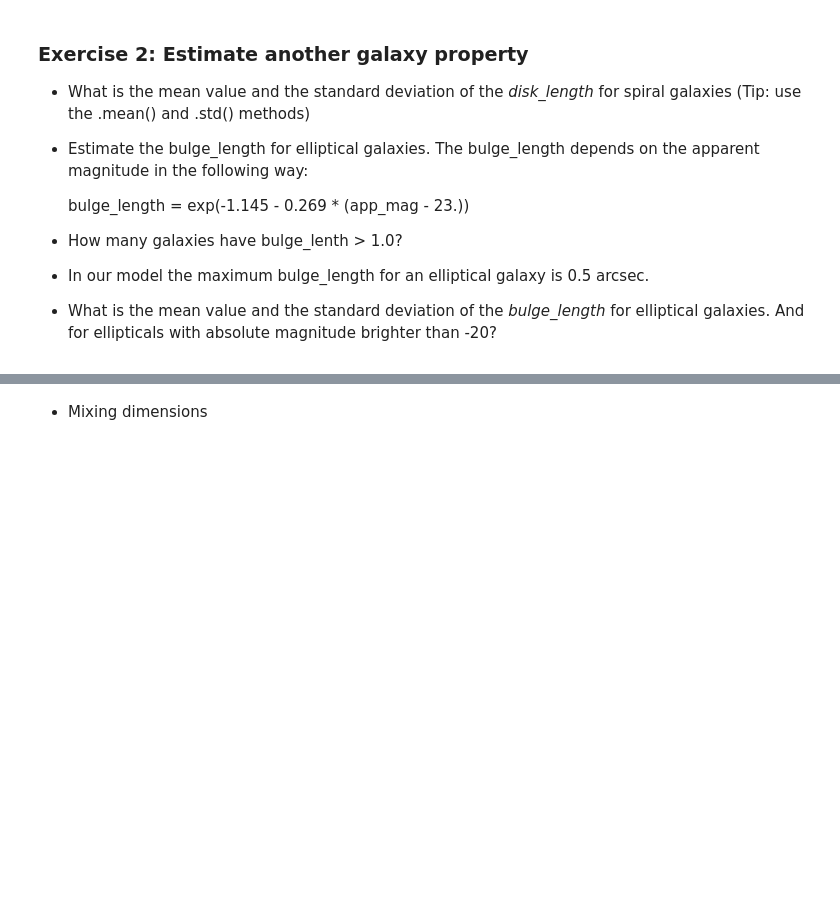
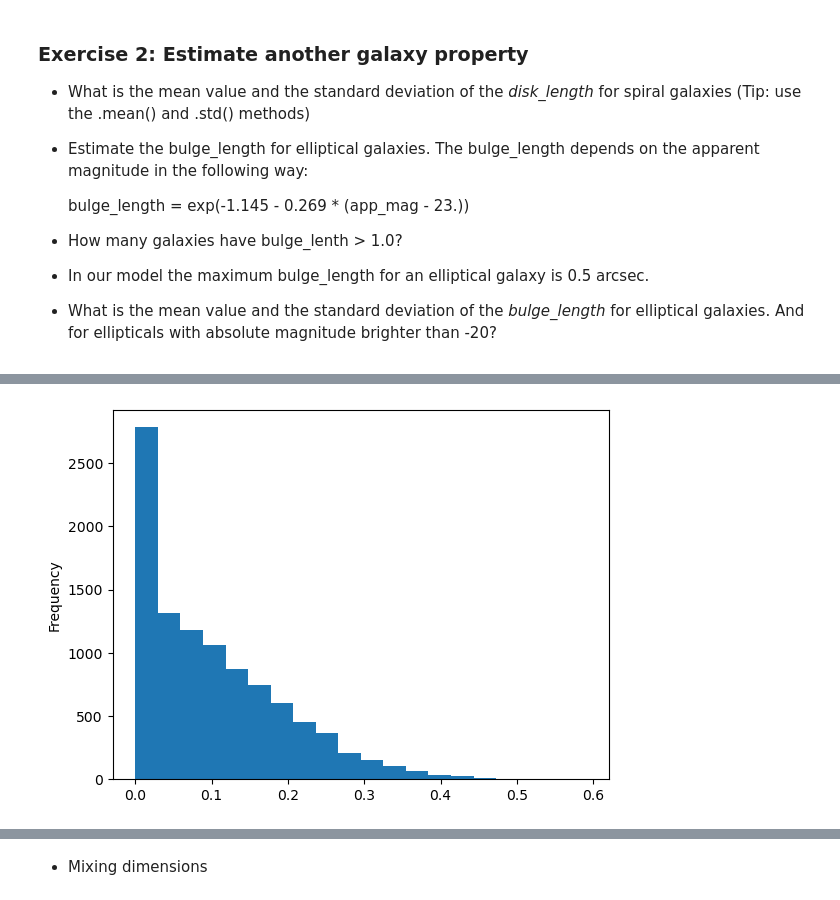
Before and after one commit to ftorradeflot/PythonMasterIFAE, a Jupyter notebook: pandas/pandas.ipynb, the cells around one changed output, grey strips where cells are left out. Saved outputs shown, nothing was run; the diff lists cells and outputs as text; code cells hidden in the pictures; blank space fills up the shorter version.

Commit message:
Modify pandas notebook

```diff
--- a/pandas/pandas.ipynb
+++ b/pandas/pandas.ipynb
@@ -28,4 +28,7 @@ Saving to: ‘/nfs/pic.es/user/t/torradeflot/PythonMasterIFAE/resources/pandas/p
 # %%
 with zipfile.ZipFile(PANDAS_ZIP_FILE, 'r') as zip_ref:
     zip_ref.extractall(RESOURCE_FOLDER)
+# %%
+def resource(filename):
+    return os.path.join(RESOURCE_FOLDER, filename)
 # %% [markdown]
@@ -849,7 +983,7 @@ block['lmhalo'].plot.hist(bins=100, logy = True)
 # %%
 %%time
 # Same dataframe as before
-filename='../resources/galaxy_sample.csv.bz2'
+filename=resource('galaxy_sample.csv.bz2')
 galaxy_sample = pd.read_csv(
     filename,
     sep=',',
@@ -1039,0 +1423,80 @@ len(galaxy_sample)
+# %%
+# %load -r 20-102 solutions/solution_pandas.py
+# Second exercise
+mean_dl = galaxy_sample[has_disk_mask]['disk_length'].mean()
+std_dl = galaxy_sample[has_disk_mask]['disk_length'].std()
+print (mean_dl, std_dl)
+
+# split cell
+# FULL POPULATION
+galaxy_sample['disk_length'].sample(n=10000).plot.hist(bins=20)#, logy = True)
+plt.show()
+
+# split cell
+# SPIRAL GALAXIES
+galaxy_sample[has_disk_mask]['disk_length'].sample(n=10000).plot.hist(bins=20)#, logy = True)
+plt.show()
+
+# split cell
+# bulge_length for Spiral galaxies = 0
+galaxy_sample.loc[has_disk_mask,'bulge_length'] = 0
+
+# split cell
+# bulge_length for elliptical galaxies
+def bulge_length(mag):
+    return np.exp(
+        -1.145 - 0.269 * (mag - 23.)
+    )
+
+# split cell
+# bulge_length for Spiral galaxies = 0
+galaxy_sample.loc[~has_disk_mask,'bulge_length'] = bulge_length(galaxy_sample['app_mag'])
+
+# split cell
+galaxy_sample.tail(10)
+
+# split cell
+bl_max = 1.
+
+# split cell
+bulge_too_large_mask = ~has_disk_mask & (galaxy_sample['bulge_length'] > bl_max)
+
+# split cell
+bulge_too_large_mask.sum()
+
+# split cell
+galaxy_sample.loc[bulge_too_large_mask, 'bulge_length'].head()
+
+# split cell
+galaxy_sample.loc[bulge_too_large_mask, 'bulge_length'] = bl_max
+
+# split cell
+galaxy_sample.loc[bulge_too_large_mask, 'bulge_length'].head()
+
+# split cell
+mean_bl = galaxy_sample[~has_disk_mask]['bulge_length'].mean()
+std_bl = galaxy_sample[~has_disk_mask]['bulge_length'].std()
+print (mean_bl, std_bl)
+
+# split cell
+# SPIRAL GALAXIES
+galaxy_sample[~has_disk_mask]['bulge_length'].sample(10000).plot.hist(bins=20)#, logy = True)
+plt.show()
+
+# split cell
+bulge_and_bright_mask = ~has_disk_mask & (galaxy_sample['abs_mag'] < -21.0)
+
+# split cell
+galaxy_sample[~has_disk_mask]['abs_mag'].sample(10000).plot.hist(bins=20)#, logy = True)
+plt.show()
+
+# split cell
+mean_bl = galaxy_sample[bulge_and_bright_mask]['bulge_length'].mean()
+std_bl = galaxy_sample[bulge_and_bright_mask]['bulge_length'].std()
+print (mean_bl, std_bl)
+
+# split cell
+# SPIRAL GALAXIES
+galaxy_sample[~has_disk_mask]['bulge_length'].sample(10000).plot.hist(bins=20)#, logy = True)
+plt.show()
+# %% [output]
@@ -1039,0 +1504 @@ len(galaxy_sample)
+[figure, added]
```
Also changed, not shown: parts of 196 cells of this notebook.
